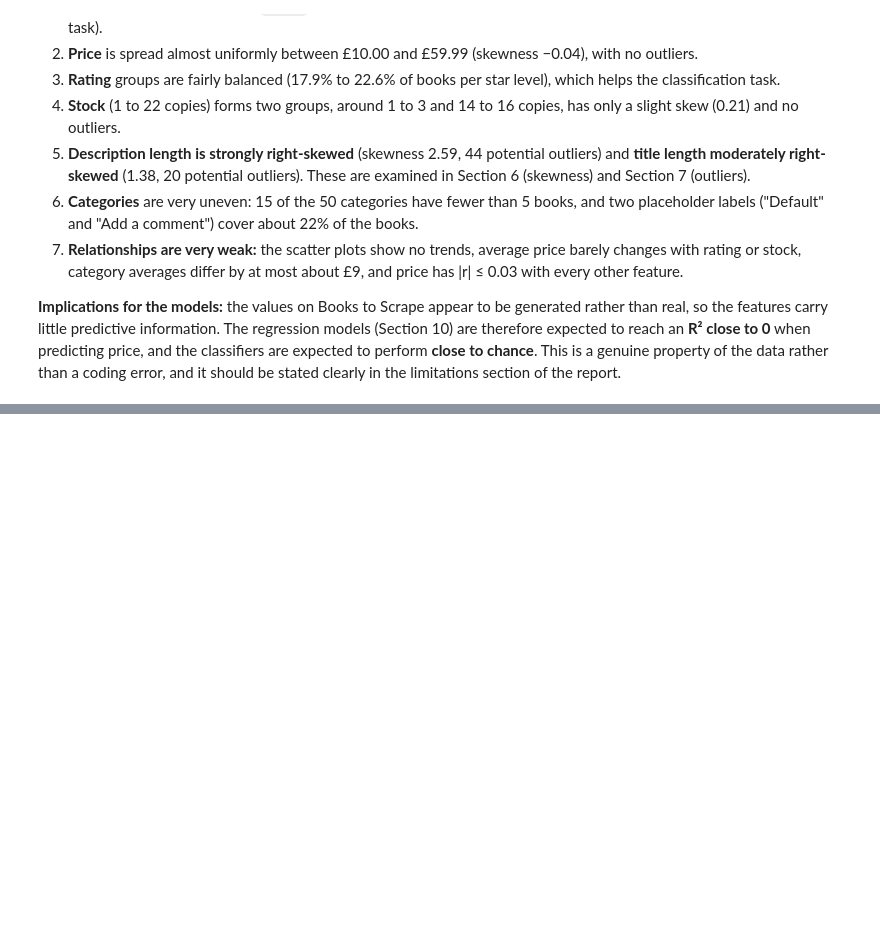
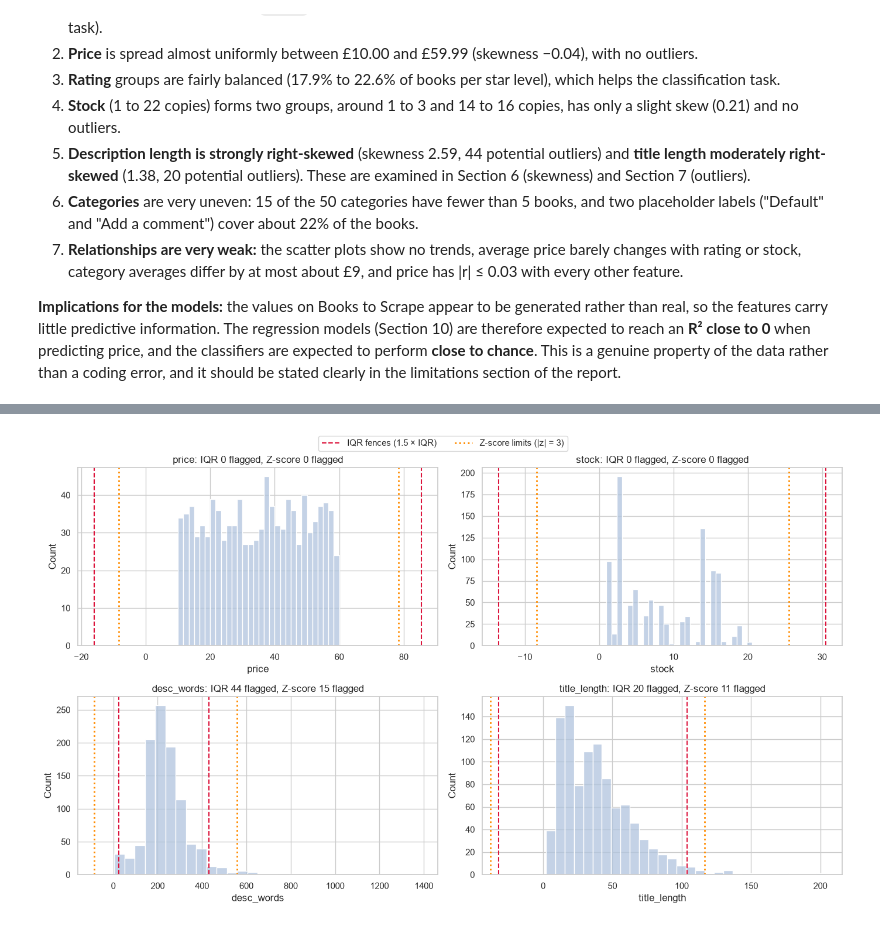
Before and after one commit to Sufwan499/E-CommerceProject_L250035, a Jupyter notebook: PFAI_Project_25L_0035.ipynb, the cells around one changed output, grey strips where cells are left out. Drawn from its saved outputs; the diff is of its cells as text; code cells hidden in the pictures; blank space fills up the shorter version.

Commit message:
pushing outliers detection code to github

```diff
--- a/PFAI_Project_25L_0035.ipynb
+++ b/PFAI_Project_25L_0035.ipynb
@@ -1001,0 +1151,14 @@ pairs.reindex(pairs.abs().sort_values(ascending=False).index).round(3).to_frame(
+# %%
+Z_LIMIT = 3
+
+mean, std = df[features].mean(), df[features].std()
+z = (df[features] - mean) / std
+z_flags = z.abs() > Z_LIMIT
+
+z_table = pd.DataFrame({
+    "mean": mean, "std": std,
+    "lower limit": mean - Z_LIMIT * std, "upper limit": mean + Z_LIMIT * std,
+    "max |z|": z.abs().max(),
+    "flagged": z_flags.sum(),
+}).round(2)
+z_table
@@ -1001,0 +1207,20 @@ pairs.reindex(pairs.abs().sort_values(ascending=False).index).round(3).to_frame(
+# %%
+fig, axes = plt.subplots(2, 2, figsize=(14, 8))
+for ax, col in zip(axes.ravel(), features):
+    sns.histplot(df[col], bins=30, ax=ax, color="lightsteelblue")
+    low, high = iqr_bounds(df[col])
+    z_low, z_high = mean[col] - Z_LIMIT * std[col], mean[col] + Z_LIMIT * std[col]
+    for x in (low, high):
+        ax.axvline(x, color="crimson", ls="--", lw=1.5)
+    for x in (z_low, z_high):
+        ax.axvline(x, color="darkorange", ls=":", lw=2)
+    ax.set_title(f"{col}: IQR {iqr_flags[col].sum()} flagged, Z-score {z_flags[col].sum()} flagged")
+
+handles = [plt.Line2D([], [], color="crimson", ls="--", label="IQR fences (1.5 × IQR)"),
+           plt.Line2D([], [], color="darkorange", ls=":", lw=2, label="Z-score limits (|z| = 3)")]
+fig.legend(handles=handles, loc="upper center", ncol=2, bbox_to_anchor=(0.5, 1.03))
+fig.tight_layout()
+save(fig, "10_outlier_limits")
+plt.show()
+# %% [output]
+[figure, added]
```
Also changed, not shown: parts of 33 cells of this notebook.
